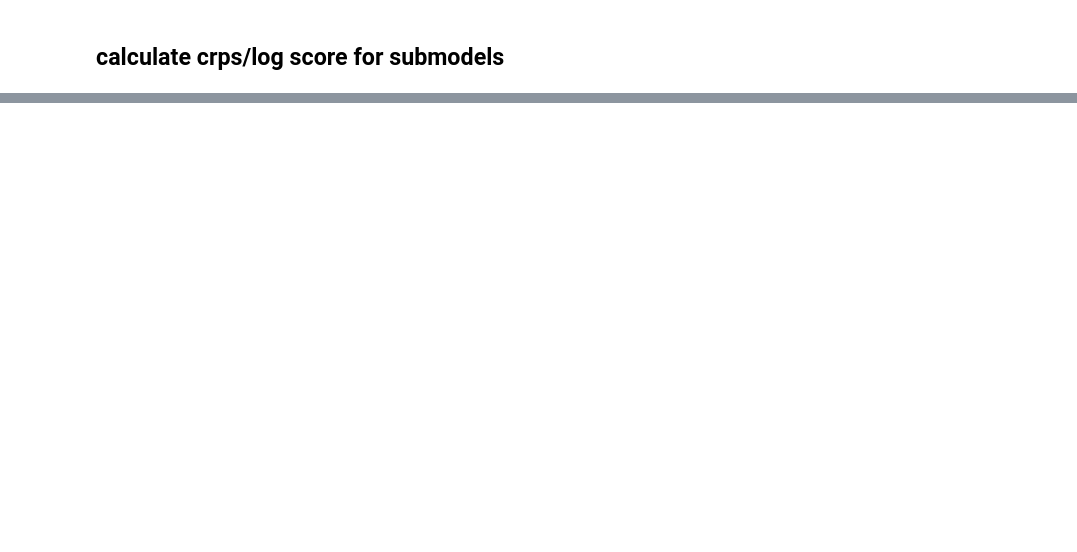
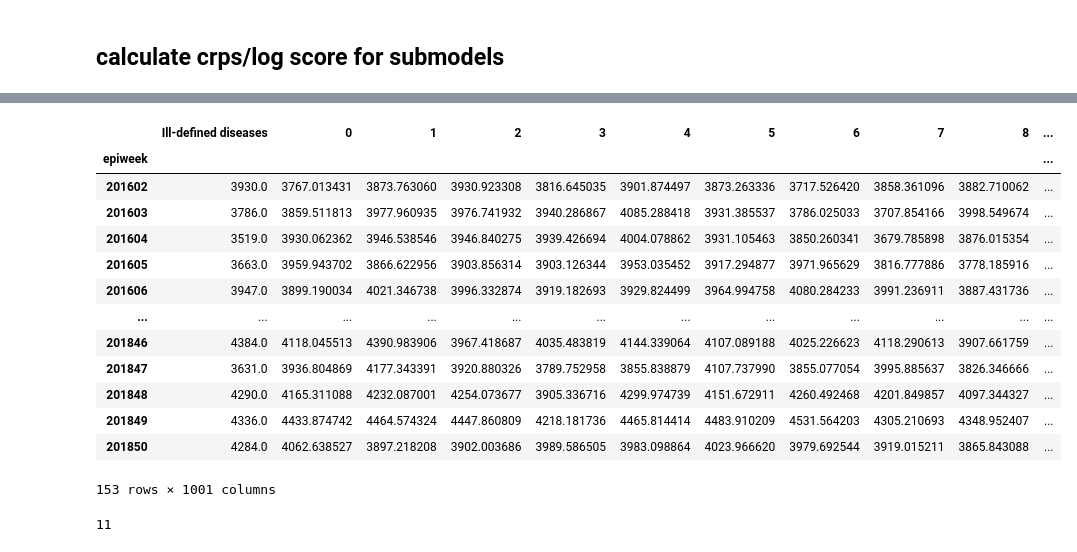
Before and after one commit to gpeihong/probabilistic-forecast-combinations, a Jupyter notebook: 04DensityForecasting_outofsamples.ipynb, the cells around one changed output, grey strips where cells are left out. Saved outputs shown, nothing was run; the diff lists cells and outputs as text; code cells hidden in the pictures; blank space fills up the shorter version.

```diff
--- a/04DensityForecasting_outofsamples.ipynb
+++ b/04DensityForecasting_outofsamples.ipynb
@@ -238,0 +436,24 @@ run_full_crps('target_variables_new.txt', 'pred', 'density_forecast_metrics')
+# %%
+sb = pd.read_csv('./Ill-defined diseases/pred/L8_S3/ar_env.csv', parse_dates = [0], dayfirst = True)
+sb['epiweek'] = sb['epiweek'].apply(create_epiweek_fromstr)
+sb = sb.set_index('epiweek')
+sb
+# %% [output]
+|  | Ill-defined diseases | 0 | 1 | 2 | 3 | 4 | 5 | 6 | 7 | 8 | ... |
+| epiweek |  |  |  |  |  |  |  |  |  |  | ... |
+| 201602 | 3930.0 | 3767.013431 | 3873.763060 | 3930.923308 | 3816.645035 | 3901.874497 | 3873.263336 | 3717.526420 | 3858.361096 | 3882.710062 | ... |
+| 201603 | 3786.0 | 3859.511813 | 3977.960935 | 3976.741932 | 3940.286867 | 4085.288418 | 3931.385537 | 3786.025033 | 3707.854166 | 3998.549674 | ... |
+| 201604 | 3519.0 | 3930.062362 | 3946.538546 | 3946.840275 | 3939.426694 | 4004.078862 | 3931.105463 | 3850.260341 | 3679.785898 | 3876.015354 | ... |
+| 201605 | 3663.0 | 3959.943702 | 3866.622956 | 3903.856314 | 3903.126344 | 3953.035452 | 3917.294877 | 3971.965629 | 3816.777886 | 3778.185916 | ... |
+| 201606 | 3947.0 | 3899.190034 | 4021.346738 | 3996.332874 | 3919.182693 | 3929.824499 | 3964.994758 | 4080.284233 | 3991.236911 | 3887.431736 | ... |
+| ... | ... | ... | ... | ... | ... | ... | ... | ... | ... | ... | ... |
+| 201846 | 4384.0 | 4118.045513 | 4390.983906 | 3967.418687 | 4035.483819 | 4144.339064 | 4107.089188 | 4025.226623 | 4118.290613 | 3907.661759 | ... |
+| 201847 | 3631.0 | 3936.804869 | 4177.343391 | 3920.880326 | 3789.752958 | 3855.838879 | 4107.737990 | 3855.077054 | 3995.885637 | 3826.346666 | ... |
+| 201848 | 4290.0 | 4165.311088 | 4232.087001 | 4254.073677 | 3905.336716 | 4299.974739 | 4151.672911 | 4260.492468 | 4201.849857 | 4097.344327 | ... |
+| 201849 | 4336.0 | 4433.874742 | 4464.574324 | 4447.860809 | 4218.181736 | 4465.814414 | 4483.910209 | 4531.564203 | 4305.210693 | 4348.952407 | ... |
+| 201850 | 4284.0 | 4062.638527 | 3897.218208 | 3902.003686 | 3989.586505 | 3983.098864 | 4023.966620 | 3979.692544 | 3919.015211 | 3865.843088 | ... |
+153 rows × 1001 columns
+# %%
+int('L8_S11'[4:])
+# %% [output]
+11
```
Also changed, not shown: parts of 16 cells of this notebook, 3 other files.
